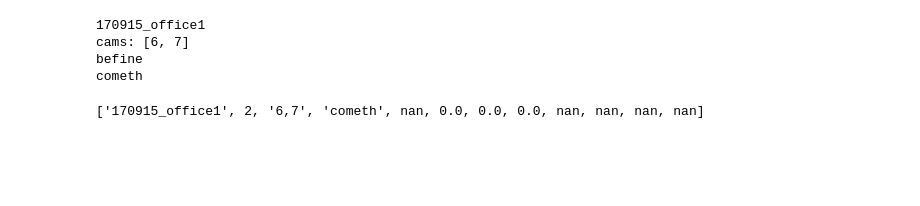
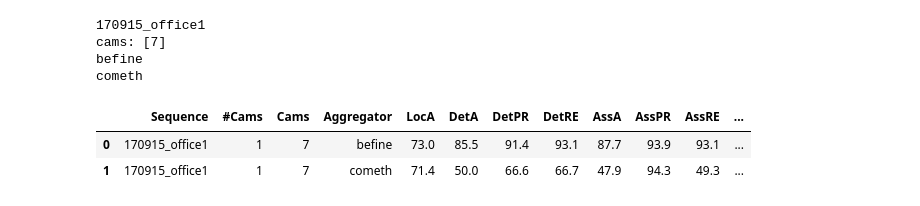
Before and after one commit to PARCO-LAB/COMETH, a Jupyter notebook: test_accuracy.ipynb, the cells around one changed output. Saved outputs shown, nothing was run; the diff lists cells and outputs as text; code cells hidden in the pictures; blank space fills up the shorter version.

```diff
--- a/test_accuracy.ipynb
+++ b/test_accuracy.ipynb
@@ -30,7 +30,7 @@ cameras_list = [[6], [7], [8], [9], [10]] +\
                 generate_combinations([6,7,8,9,10],4)+\
                 generate_combinations([6,7,8,9,10],5)
 
-cameras_list = [[6,7]]
+cameras_list = [[7]]
 
 methods = ["befine","cometh"] # "befine","cometh"
 sequences = ["170915_office1"] #"170915_office1","161029_tools1","161029_build1","161029_sports1"] # ,"160422_ultimatum1" too long ;;"170407_haggling_a1",
@@ -111,41 +111,35 @@ for sequence_name in sequences:
             # res = [[]]*19
             res = manager.list()
             procs = []
             step = 0.05
             thread_id = 0
             while step < 1:
                 # print(step)
                 # loca, deta, detpr, detre, assa,asspr,assre, hot = hota(predicted_keypoints, predicted_ids, ground_truth_keypoints, ground_truth_ids,distance_threshold=step)
                 # res.append([step, loca, deta, detpr, detre, assa,asspr,assre, hot])
                 proc = Process(target=hota_par, args=(res,thread_id,predicted_keypoints, predicted_ids, ground_truth_keypoints, ground_truth_ids,step))
 
                 procs.append(proc)
                 proc.start()
                 step += 0.05
                 thread_id += 1
 
             for proc in procs:
                 proc.join()
             res = list(res)
 
             # row = [sequence_name,len(cameras),method] + list(np.nanmean(np.array(res),0)[1:])
             row = [sequence_name,len(cameras),",".join(map(str, cameras)),method] + np.round(list(100*np.nanmean(np.array(res),0)),1).tolist()
             result.append(row)
 
 header_stats = ["Sequence","#Cams","Cams", "Aggregator",  "LocA", "DetA", "DetPR", "DetRE", "AssA","AssPR","AssRE", "HOTA"]
 df = pd.DataFrame(result,columns=header_stats)
+df
 # %% [output]
 170915_office1
-cams: [6, 7]
+cams: [7]
 befine
 cometh
+|  | Sequence | #Cams | Cams | Aggregator | LocA | DetA | DetPR | DetRE | AssA | AssPR | AssRE | ... |
+| 0 | 170915_office1 | 1 | 7 | befine | 73.0 | 85.5 | 91.4 | 93.1 | 87.7 | 93.9 | 93.1 | ... |
+| 1 | 170915_office1 | 1 | 7 | cometh | 71.4 | 50.0 | 66.6 | 66.7 | 47.9 | 94.3 | 49.3 | ... |
-# %%
-# df2 = pd.read_csv(os.path.join(data_path,'results.csv'))
-# df1 = pd.DataFrame(result,columns=header_stats)
-# df = pd.merge(df1,df2,how='outer')
-# df.groupby(["#Cams","Aggregator"]).mean()
-# df.to_csv(os.path.join(data_path,'results.csv'), index=False)
-df
-df.to_csv(os.path.join(data_path,sequence_name+'.csv'), index=False)
-# %% [output]
-['170915_office1', 2, '6,7', 'cometh', nan, 0.0, 0.0, 0.0, nan, nan, nan, nan]
```
Also changed, not shown: parts of 3 cells of this notebook, 1 other file.
